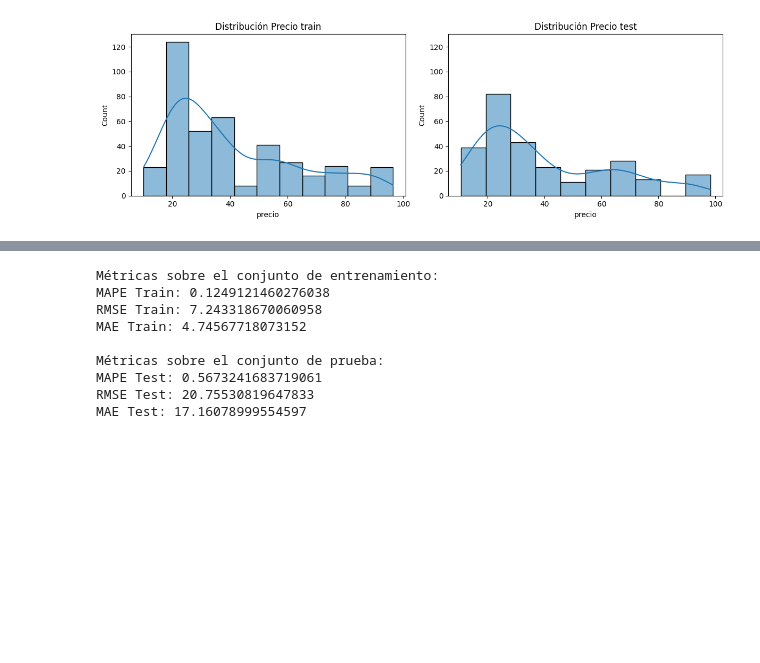
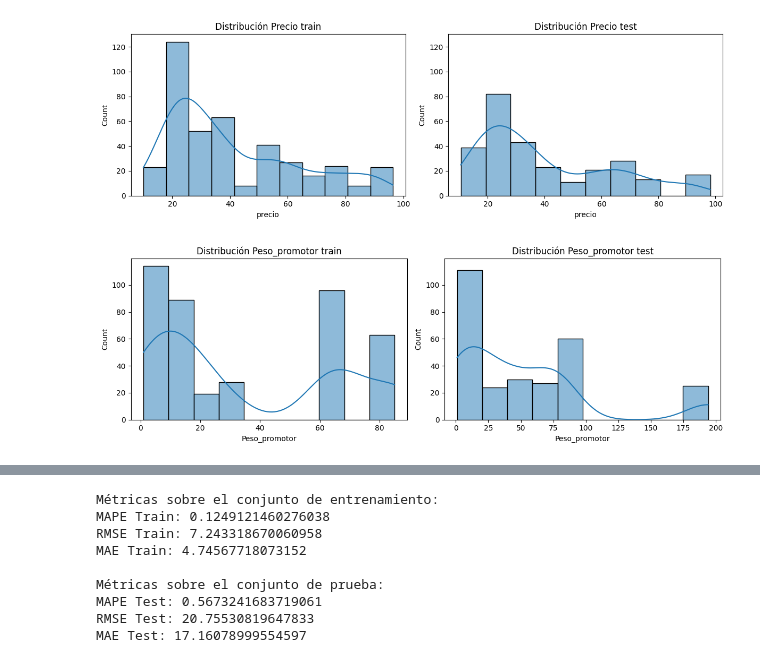
Before and after one commit to yushyng/proyecto_aa, a Jupyter notebook: src/Despliegue/MaxPrice/DespliegueMaxPriceRandomForest.ipynb, the cells around one changed output, grey strips where cells are left out. Saved outputs shown, nothing was run; the diff lists cells and outputs as text; code cells hidden in the pictures; blank space fills up the shorter version.

Commit message:
archivos de modelos actualizados

```diff
--- a/src/Despliegue/MaxPrice/DespliegueMaxPriceRandomForest.ipynb
+++ b/src/Despliegue/MaxPrice/DespliegueMaxPriceRandomForest.ipynb
@@ -27,13 +39,16 @@ if ruta_carpeta_drive not in sys.path:
 
 import drive
 
-# Descargamos los datos en formato parquet de Google Drive y guardarmos localmente
+# Descargamos los datos en formato parquet de Google Drive
+# guardar localmente
 drive.descargar_archivos_concretos('train.csv', '../drive')
 drive.descargar_archivos_concretos('test.csv', '../drive')
-# hay que pasarle la ruta a la carpeta drive desde donde lo estamos ejecutando
+
+#hay que pasarle la ruta a la carpeta drive desde donde lo estamos ejecutando
+# y el nombre del archivo que hemos puesto en el archivos_info.txt (MLP_runs.db en nuestro ejemplo, en vez de datosEntrenamiento.parquet...)
 # leer para utilizar esto ya en el modelo
-data_train = pd.read_csv('datos/train.csv') #
-data_test = pd.read_csv('datos/test.csv') #
+data_train = pd.read_csv("train.csv")
+data_test = pd.read_csv("test.csv")
 
 # Filtrar data_train
 data_train = data_train[data_train['max_price'] < 100]
@@ -62,3 +103,25 @@ plt.tight_layout()
 plt.show()
 # %% [output]
 [figure]
+# %%
+fig, (ax1, ax2) = plt.subplots(nrows=1, ncols=2, figsize=(12, 4))
+
+sns.histplot(data=data_train, x='peso_promotor', kde=True, ax=ax1)
+ax1.set_title("Distribución Peso_promotor train")
+ax1.set_xlabel('Peso_promotor')
+
+sns.histplot(data=data_test, x='peso_promotor', kde=True, ax=ax2)
+ax2.set_title("Distribución Peso_promotor test")
+ax2.set_xlabel('Peso_promotor')
+
+# Encontrar el valor máximo de y en ambos gráficos
+y_max = max(ax1.get_ylim()[1], ax2.get_ylim()[1])
+
+# Establecer el mismo límite para ambos ejes y
+ax1.set_ylim(0, y_max)
+ax2.set_ylim(0, y_max)
+
+plt.tight_layout()
+plt.show()
+# %% [output]
+[figure, added]
```
Also changed, not shown: parts of 23 cells of this notebook, 2 other files.
